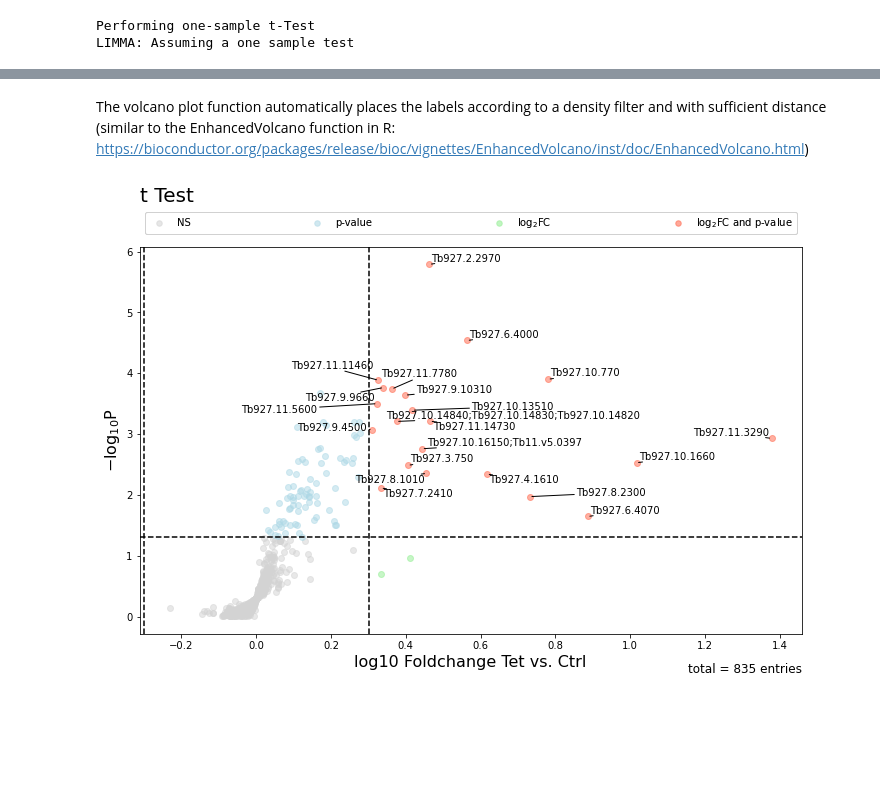
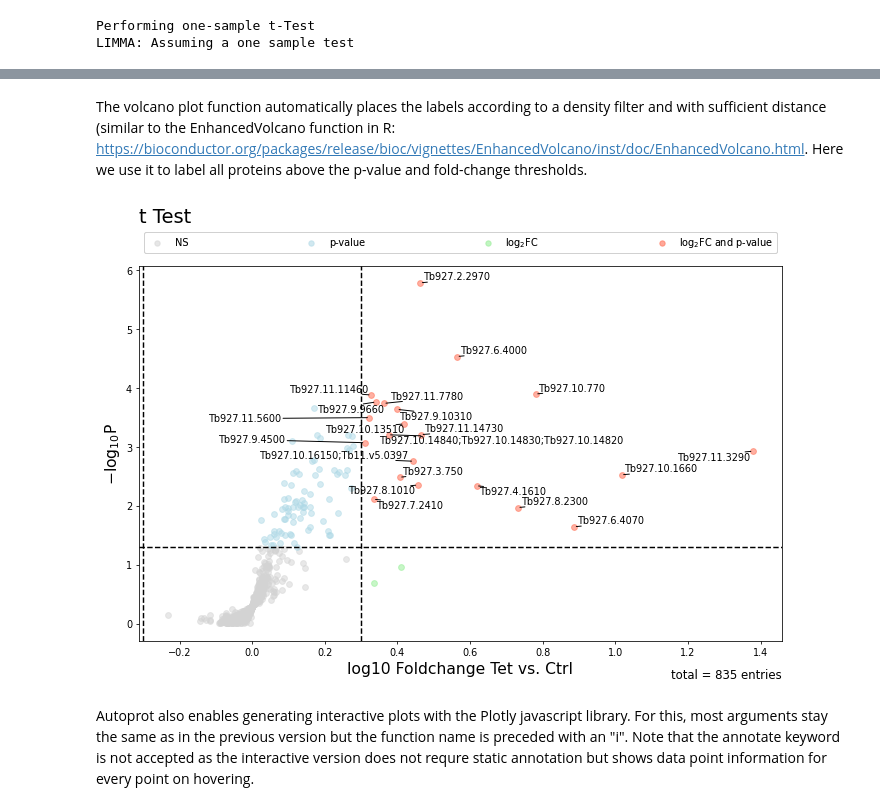
Before and after one commit to ag-warscheid/autoprot, a Jupyter notebook: examples/01_ap-ms.ipynb, the cells around one changed output, grey strips where cells are left out. Drawn from its saved outputs; the diff is of its cells as text; code cells hidden in the pictures; blank space fills up the shorter version.

```diff
--- a/examples/01_ap-ms.ipynb
+++ b/examples/01_ap-ms.ipynb
@@ -172,25 +165,28 @@ plt.tight_layout()
 # %% [output]
 [figure]
 # %% [markdown]
-The volcano plot function automatically places the labels according to a density filter and with sufficient distance (similar to the EnhancedVolcano function in R: https://bioconductor.org/packages/release/bioc/vignettes/EnhancedVolcano/inst/doc/EnhancedVolcano.html)
+The volcano plot function automatically places the labels according to a density filter and with sufficient distance (similar to the EnhancedVolcano function in R: https://bioconductor.org/packages/release/bioc/vignettes/EnhancedVolcano/inst/doc/EnhancedVolcano.html. Here we use it to label all proteins above the p-value and fold-change thresholds.
 # %%
 #### Plot ttest ####
-fig, ax = plt.subplots(1, figsize=(10,7))
-
-vis.volcano(df=pg,
+fig = vis.volcano(df=pg,
             log_fc_colname='logFC_TetvsCtrl',
             p_colname='pValue_TetvsCtrl_tt',
             log_fc_thresh=np.log10(2),
             p_thresh=0.05,
             annotate_colname='annotProtName',
             annotate='p-value and log2FC',
             title= 't Test',
-            ax=ax)
+            ret_fig=True)
 
+fig.set_size_inches((10,7))
+fig.set_dpi(70)
+ax = fig.get_axes()[0]
 ax.set_xlabel('log10 Foldchange Tet vs. Ctrl')
 plt.tight_layout()
 # %% [output]
-[figure, old version]
+[figure, new version]
+# %% [markdown]
+Autoprot also enables generating interactive plots with the Plotly javascript library. For this, most arguments stay the same as in the previous version but the function name is preceded with an "i". Note that the annotate keyword is not accepted as the interactive version does not requre static annotation but shows data point information for every point on hovering.
 # %%
 import plotly.io as pio
 
```
Also changed, not shown: parts of 14 cells of this notebook.
